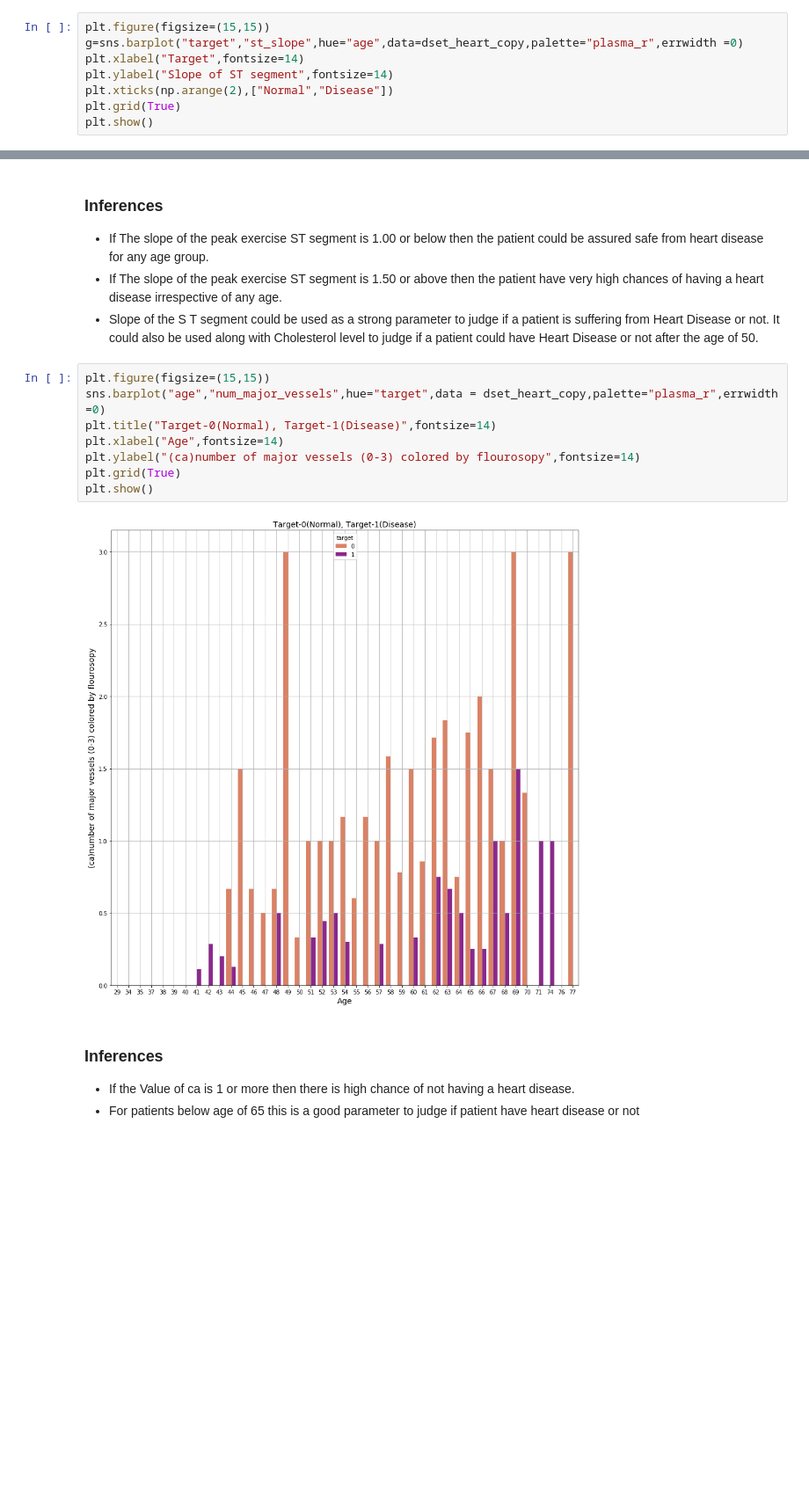
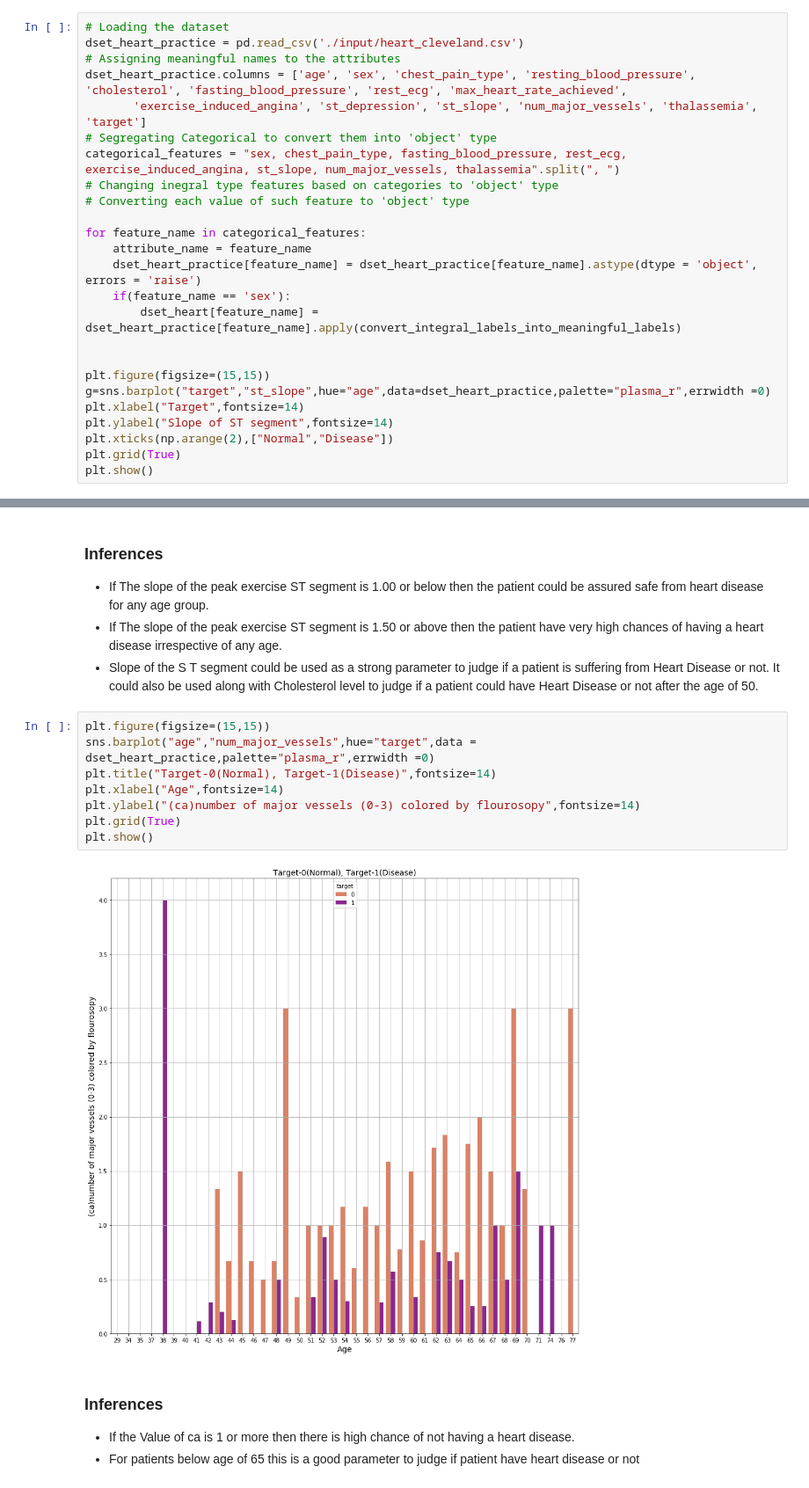
Before and after one commit to arya-anish-git/capstone_heart_disease, a Jupyter notebook: heart_disease_capstone.ipynb, the cells around one changed output, grey strips where cells are left out. Shown at 88% size. Drawn from its saved outputs; the diff is of its cells as text; blank space fills up the shorter version.

```diff
--- a/heart_disease_capstone.ipynb
+++ b/heart_disease_capstone.ipynb
@@ -530,6 +539,23 @@ plt.show()
 # %%
+# Loading the dataset
+dset_heart_practice = pd.read_csv('./input/heart_cleveland.csv')
+# Assigning meaningful names to the attributes
+dset_heart_practice.columns = ['age', 'sex', 'chest_pain_type', 'resting_blood_pressure', 'cholesterol', 'fasting_blood_pressure', 'rest_ecg', 'max_heart_rate_achieved',
+       'exercise_induced_angina', 'st_depression', 'st_slope', 'num_major_vessels', 'thalassemia', 'target']
+# Segregating Categorical to convert them into 'object' type
+categorical_features = "sex, chest_pain_type, fasting_blood_pressure, rest_ecg, exercise_induced_angina, st_slope, num_major_vessels, thalassemia".split(", ")
+# Changing inegral type features based on categories to 'object' type
+# Converting each value of such feature to 'object' type
+
+for feature_name in categorical_features:
+    attribute_name = feature_name
+    dset_heart_practice[feature_name] = dset_heart_practice[feature_name].astype(dtype = 'object', errors = 'raise')
+    if(feature_name == 'sex'):
+        dset_heart[feature_name] = dset_heart_practice[feature_name].apply(convert_integral_labels_into_meaningful_labels)
+
+
 plt.figure(figsize=(15,15))
-g=sns.barplot("target","st_slope",hue="age",data=dset_heart_copy,palette="plasma_r",errwidth =0)
+g=sns.barplot("target","st_slope",hue="age",data=dset_heart_practice,palette="plasma_r",errwidth =0)
 plt.xlabel("Target",fontsize=14)
 plt.ylabel("Slope of ST segment",fontsize=14)
 plt.xticks(np.arange(2),["Normal","Disease"])
@@ -544,14 +570,14 @@ plt.show()
 * Slope of the S T segment could be used as a strong parameter to judge if a patient is suffering from Heart Disease or not. It could also be used along with Cholesterol level to judge if a patient could have Heart Disease or not after the age of 50.
 # %%
 plt.figure(figsize=(15,15))
-sns.barplot("age","num_major_vessels",hue="target",data = dset_heart_copy,palette="plasma_r",errwidth =0)
+sns.barplot("age","num_major_vessels",hue="target",data = dset_heart_practice,palette="plasma_r",errwidth =0)
 plt.title("Target-0(Normal), Target-1(Disease)",fontsize=14)
 plt.xlabel("Age",fontsize=14)
 plt.ylabel("(ca)number of major vessels (0-3) colored by flourosopy",fontsize=14)
 plt.grid(True)
 plt.show()
 # %% [output]
-[figure, old version]
+[figure, new version]
 # %% [markdown]
 ### Inferences
 * If the Value of ca is 1 or more then there is high chance of not having a heart disease.
```
Also changed, not shown: parts of 10 cells of this notebook.
